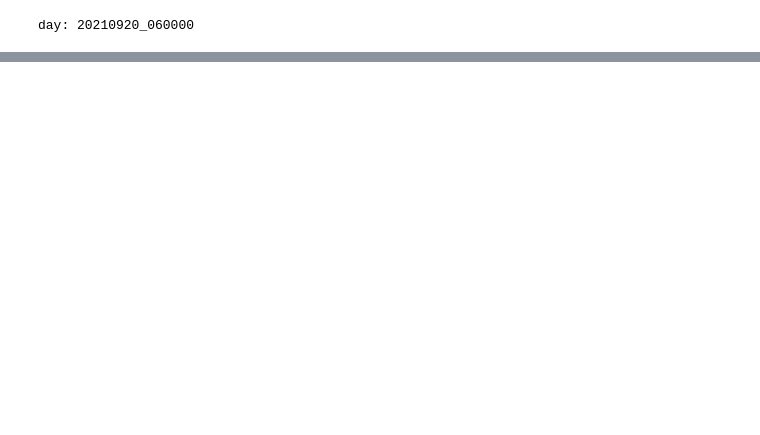
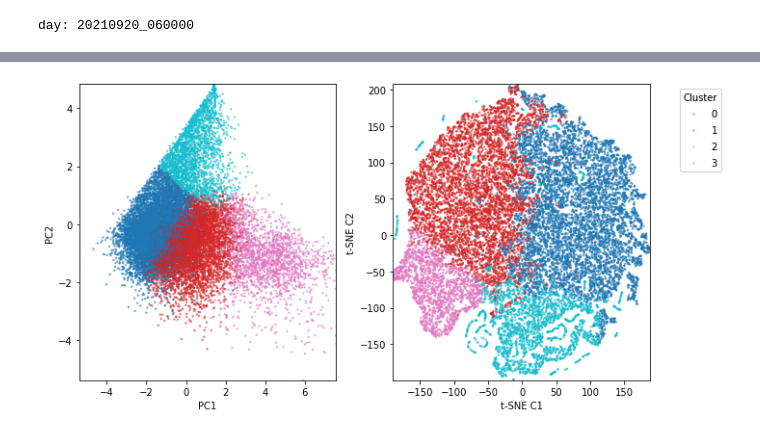
Before and after one commit to UlrikeScherer/Fish-Tracking-Visualization, a Jupyter notebook: Untitled2.ipynb, the cells around one changed output, grey strips where cells are left out. Drawn from its saved outputs; the diff is of its cells as text; code cells hidden in the pictures; blank space fills up the shorter version.

```diff
--- a/Untitled2.ipynb
+++ b/Untitled2.ipynb
@@ -168,3 +172,7 @@ plot_components(pca_traces, X_embedded, clusters)
+# %%
+plot_components(pca_traces, X_embedded, clusters)
+# %% [output]
+[figure, added]
 # %%
 f = draw_multi_density_TSNE(X_embedded, clusters, n_clusters, size=50)
 # %%
```
Also changed, not shown: parts of 7 cells of this notebook, 2 other files.
